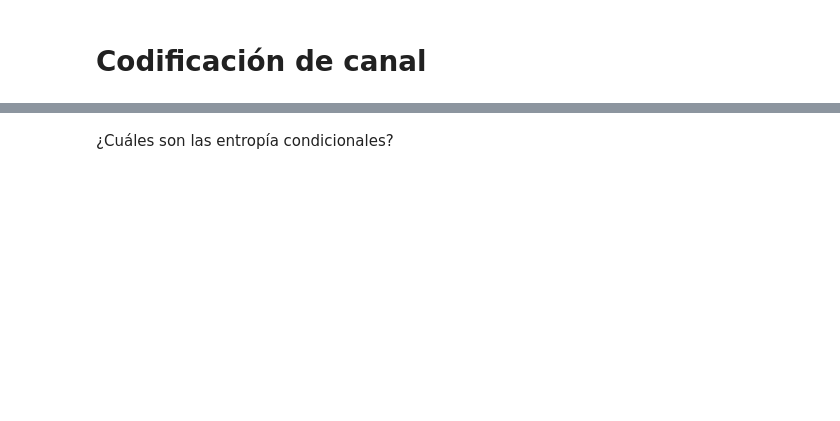
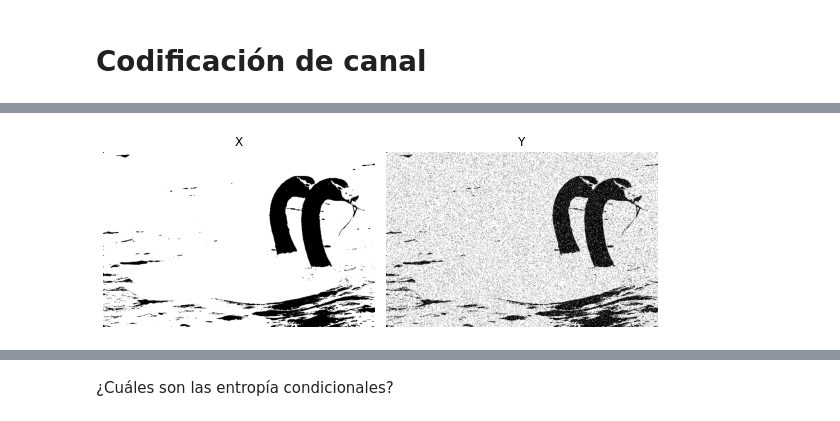
Before and after one commit to phuijse/UACH-INFO185, a Jupyter notebook: chapters/information-theory/coding2.ipynb, the cells around one changed output, grey strips where cells are left out. Saved outputs shown, nothing was run; the diff lists cells and outputs as text; code cells hidden in the pictures; blank space fills up the shorter version.

```diff
--- a/chapters/information-theory/coding2.ipynb
+++ b/chapters/information-theory/coding2.ipynb
@@ -2,7 +2,5 @@
 %matplotlib inline
 import numpy as np
 import matplotlib.pyplot as plt
-from matplotlib import rcParams
-rcParams['figure.dpi'] = 120
 # %% [markdown]
 # Codificación de canal
@@ -8,0 +27,21 @@ rcParams['figure.dpi'] = 120
+# %%
+fig, ax = plt.subplots(1, 2, figsize=(8, 3), tight_layout=True)
+plt.rcParams['image.cmap'] = 'gray'
+
+th_binary, p_noise = 0.5, 0.1
+img_swan_gray = plt.imread('data/gray-swan.png')[:, :, 0]
+img_swan = (img_swan_gray > th_binary).astype('uint8')
+Npix = len(img_swan.ravel())
+p = np.random.rand(img_swan.shape[0], img_swan.shape[1])
+img_noisy_swan = img_swan.copy()
+mask = p <= p_noise
+img_noisy_swan[mask] = 1-img_noisy_swan[mask]
+
+ax[0].imshow(img_swan)
+ax[0].axis('off')
+ax[0].set_title('X')
+ax[1].imshow(img_noisy_swan)
+ax[1].axis('off')
+ax[1].set_title('Y');
+# %% [output]
+[figure, added]
```
Also changed, not shown: parts of 33 cells of this notebook.
